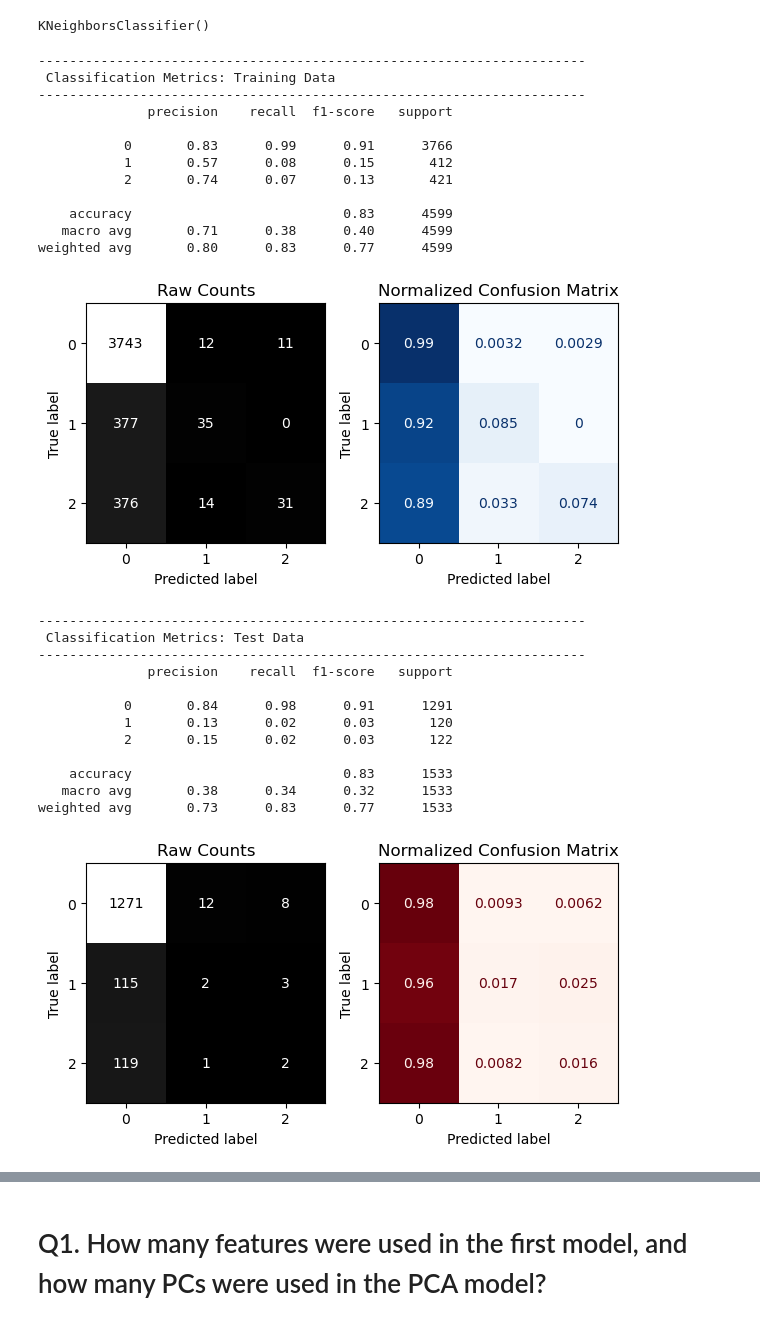
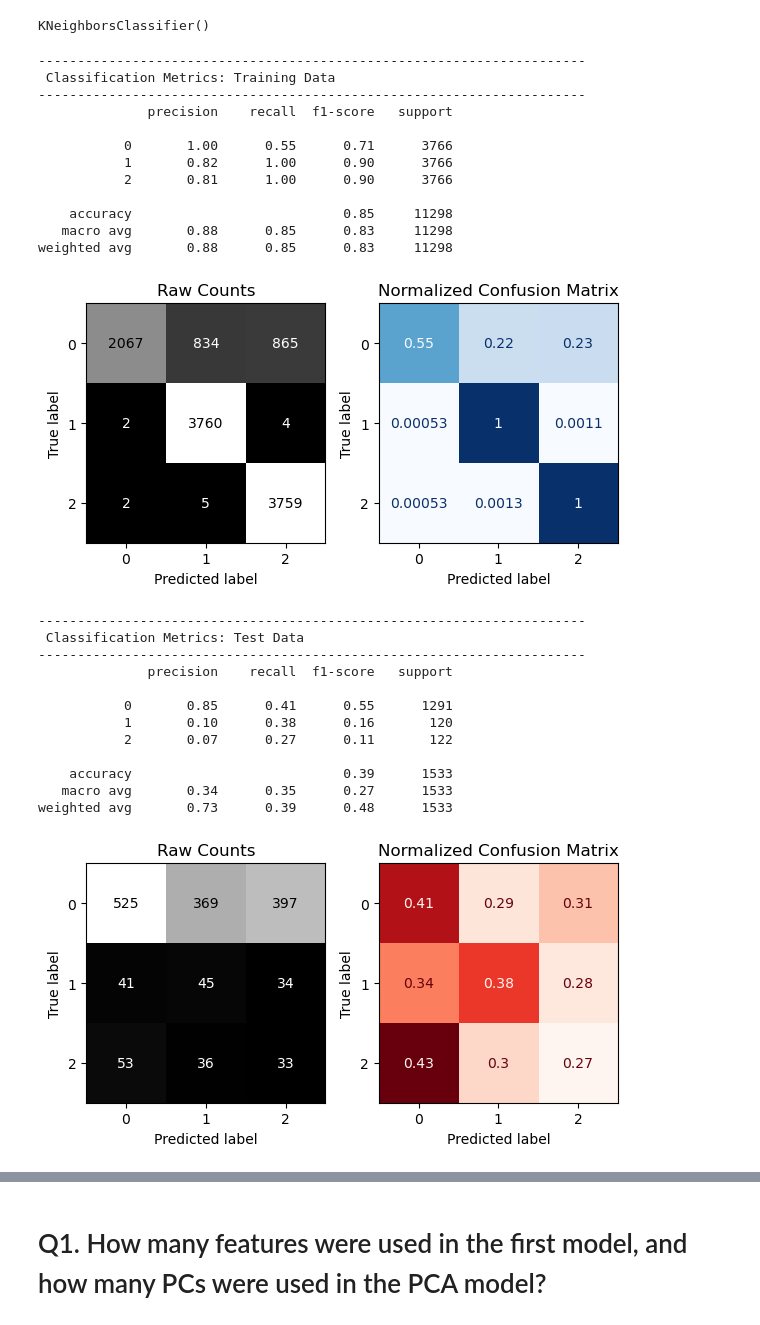
Before and after one commit to 808hanronald/W-16-Core, a Jupyter notebook: W16 Core 1.ipynb, the cells around one changed output, grey strips where cells are left out. Drawn from its saved outputs; the diff is of its cells as text; code cells hidden in the pictures.

```diff
--- a/W16 Core 1.ipynb
+++ b/W16 Core 1.ipynb
@@ -223,0 +233,5 @@ X_train_tf.head()
+# %%
+from imblearn.over_sampling import SMOTE,SMOTENC
+smote = SMOTE()
+X_train_sm, y_train_sm = smote.fit_resample(X_train_tf,y_train)
+y_train_sm.value_counts()
@@ -224,7 +243,7 @@ X_train_tf.head()
 # %%
 knn = KNeighborsClassifier()
 
-knn_pipe = make_pipeline(preprocessor, knn)
+knn_pipe = make_pipeline(knn)
 
-knn_pipe.fit(X_train,y_train)
+knn_pipe.fit(X_train_sm,y_train_sm)
 # %% [output]
@@ -283,7 +289,7 @@ Wall time: 381 ms
 # %%
 
 pca95 = PCA(n_components=.95)
-X_train_pca = pca95.fit_transform(X_train_tf)
+X_train_pca = pca95.fit_transform(X_train_sm)
 X_test_pca = pca95.transform(X_test_tf)
 pca95.n_components_
 # %% [output]
@@ -294,36 +300,36 @@ type(X_test_pca)
 pandas.core.frame.DataFrame
 # %%
 knn_pca = KNeighborsClassifier()
-knn_pca.fit(X_train_pca,y_train)
+knn_pca.fit(X_train_pca,y_train_sm)
 # %% [output]
 KNeighborsClassifier()
 # %%
 %%time
-evaluate_classification(knn_pca, X_train_pca,y_train,X_test_pca,y_test)
+evaluate_classification(knn_pca, X_train_pca,y_train_sm,X_test_pca,y_test)
 # %% [output]
 ----------------------------------------------------------------------
  Classification Metrics: Training Data
 ----------------------------------------------------------------------
               precision    recall  f1-score   support
 
-           0       0.83      0.99      0.91      3766
-           1       0.57      0.08      0.15       412
-           2       0.74      0.07      0.13       421
+           0       1.00      0.55      0.71      3766
+           1       0.82      1.00      0.90      3766
+           2       0.81      1.00      0.90      3766
 
-    accuracy                           0.83      4599
-   macro avg       0.71      0.38      0.40      4599
-weighted avg       0.80      0.83      0.77      4599
+    accuracy                           0.85     11298
+   macro avg       0.88      0.85      0.83     11298
+weighted avg       0.88      0.85      0.83     11298
-[figure, old version]
+[figure, new version]
 ----------------------------------------------------------------------
  Classification Metrics: Test Data
 ----------------------------------------------------------------------
               precision    recall  f1-score   support
 
-           0       0.84      0.98      0.91      1291
-           1       0.13      0.02      0.03       120
-           2       0.15      0.02      0.03       122
+           0       0.85      0.41      0.55      1291
+           1       0.10      0.38      0.16       120
+           2       0.07      0.27      0.11       122
 
-    accuracy                           0.83      1533
-   macro avg       0.38      0.34      0.32      1533
-weighted avg       0.73      0.83      0.77      1533
+    accuracy                           0.39      1533
+   macro avg       0.34      0.35      0.27      1533
+weighted avg       0.73      0.39      0.48      1533
-[figure, old version]
+[figure, new version]
```
Also changed, not shown: parts of 11 cells of this notebook.
